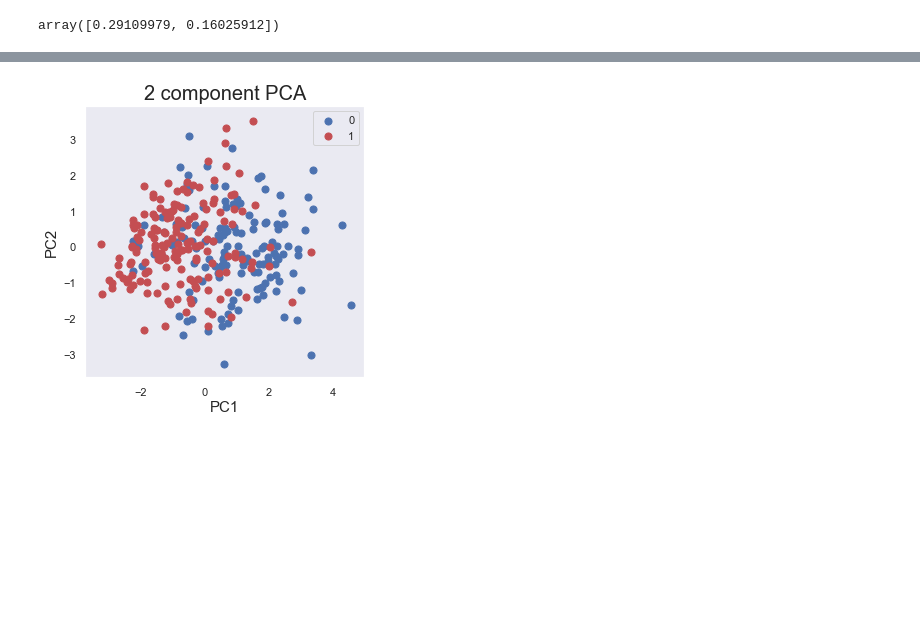
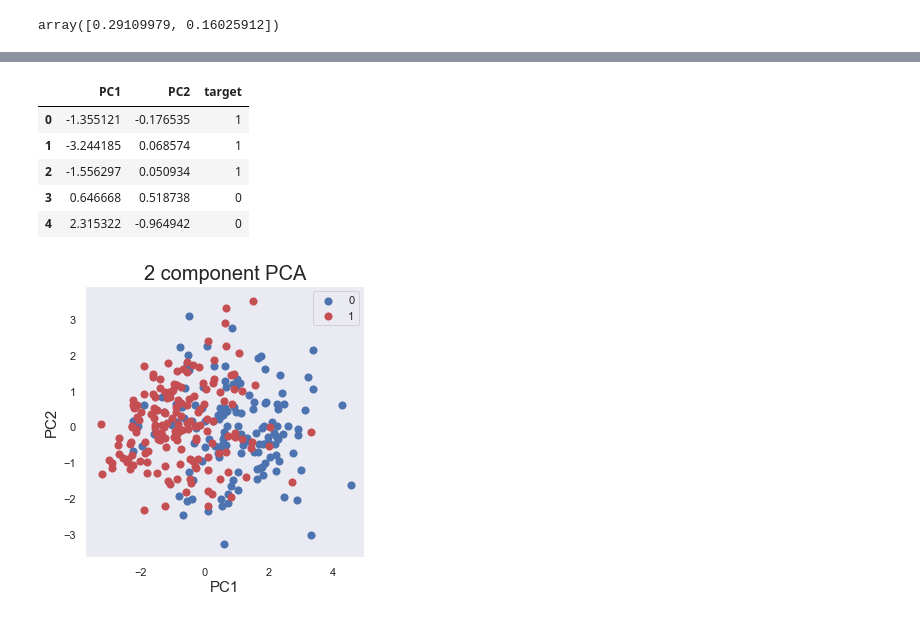
Before and after one commit to kscrow/Data_Sci_Project, a Jupyter notebook: heartprojectPCA_visualization_reduction_model_scouting.ipynb, the cells around one changed output, grey strips where cells are left out. Cells and saved outputs as stored; diff of their text form; code cells hidden in the pictures; blank space fills up the shorter version.

```diff
--- a/heartprojectPCA_visualization_reduction_model_scouting.ipynb
+++ b/heartprojectPCA_visualization_reduction_model_scouting.ipynb
@@ -82,5 +70,13 @@ print((pca.explained_variance_ratio_).sum())
 # %%
 finalDf = pd.concat([principalDf, heartdata[['target']]], axis = 1)
+finalDf.head()
+# %% [output]
+|  | PC1 | PC2 | target |
+| 0 | -1.355121 | -0.176535 | 1 |
+| 1 | -3.244185 | 0.068574 | 1 |
+| 2 | -1.556297 | 0.050934 | 1 |
+| 3 | 0.646668 | 0.518738 | 0 |
+| 4 | 2.315322 | -0.964942 | 0 |
 # %%
 fig = plt.figure(figsize = (5,5))
 ax = fig.add_subplot(1,1,1)
```
Also changed, not shown: parts of 21 cells of this notebook.
